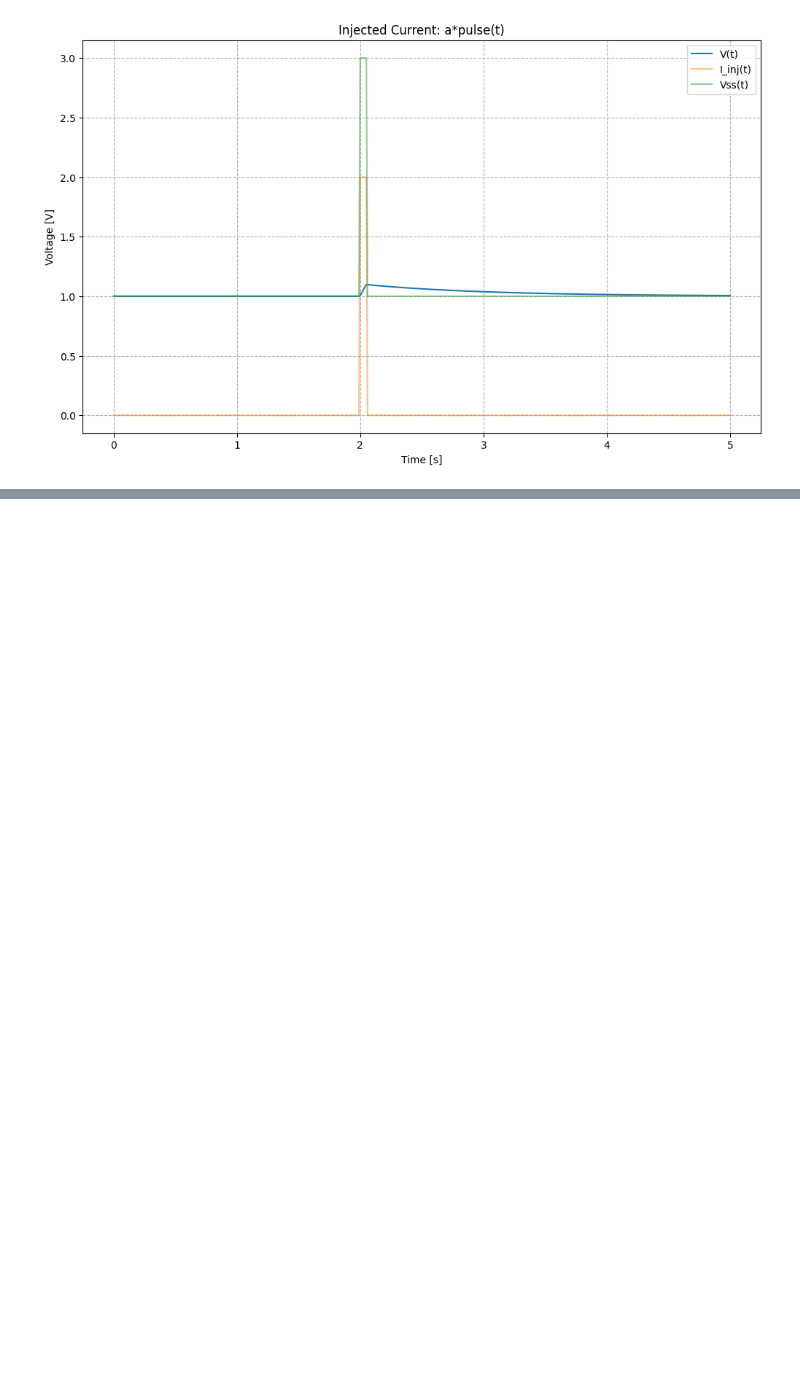
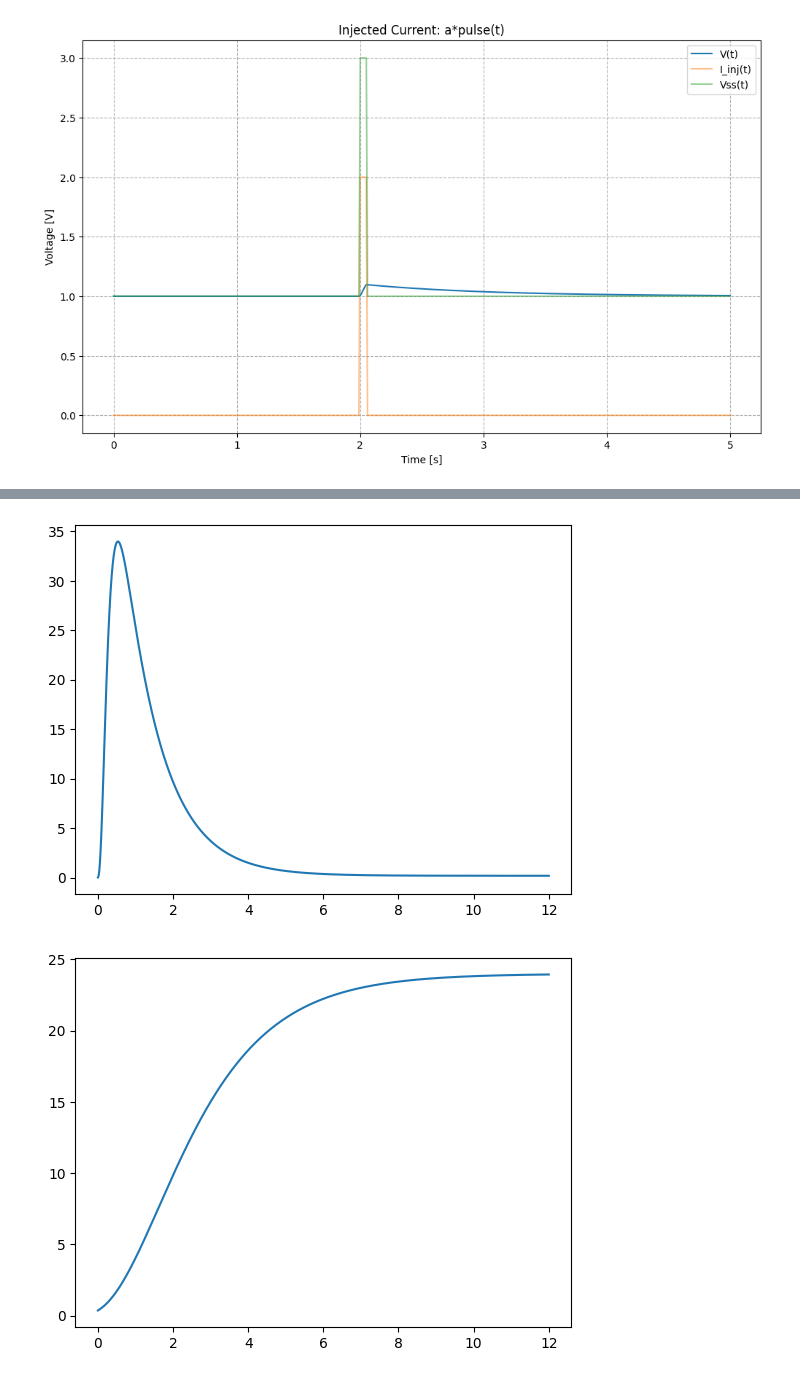
Before and after one commit to lneira19/physio-codes, a Jupyter notebook: ExcMembrane.ipynb, the cells around one changed output, grey strips where cells are left out. Cells and saved outputs as stored; diff of their text form; code cells hidden in the pictures; blank space fills up the shorter version.

```diff
--- a/ExcMembrane.ipynb
+++ b/ExcMembrane.ipynb
@@ -245,0 +308,42 @@ plt.show()
+# %%
+"""def tau(voltage,gate_type):
+    if gate_type == 'n':
+        value = 1/(alpha_n(voltage)+beta_n(voltage))
+        return value
+    elif gate_type == 'm':
+        value = 1/(alpha_m(voltage)+beta_m(voltage))
+        return value
+    elif gate_type == 'h':
+        value = 1/(alpha_h(voltage)+beta_h(voltage))
+        return value"""
+
+def tau(voltage,alpha_type,beta_type):
+    value = 1/(alpha_type(voltage)+beta_type(voltage))
+    return value
+# %%
+def gate(time,voltage,alpha_type,beta_type):
+    value = gate_infinite(voltage,alpha_type=alpha_type,beta_type=beta_type) - (gate_infinite(voltage,alpha_type=alpha_type,beta_type=beta_type) - gate_infinite(0,alpha_type=alpha_type,beta_type=beta_type))*np.exp(-time/tau(voltage=voltage,alpha_type=alpha_type,beta_type=beta_type))
+    return value
+# %%
+def conductance_Na(time,voltage,g_Na_constant=120):
+    value = g_Na_constant*np.power(gate(time,voltage,alpha_m,beta_m),3)*gate(time,voltage,alpha_h,beta_h)
+    return value
+
+def conductance_K(time,voltage,g_K_constant=36):
+    value = g_K_constant*np.power(gate(time,voltage,alpha_n,beta_n),4)
+    return value
+# %%
+arr_time = np.linspace(start=0,stop=12,num=10000)
+
+arr_Na = np.array([conductance_Na(time=t,voltage=-76) for t in arr_time])
+
+arr_K = np.array([conductance_K(time=t,voltage=-63) for t in arr_time])
+
+plt.plot(arr_time,arr_Na)
+plt.show()
+
+plt.plot(arr_time,arr_K)
+plt.show()
+# %% [output]
+[figure, added]
+[figure, added]
```
Also changed, not shown: parts of 12 cells of this notebook.
